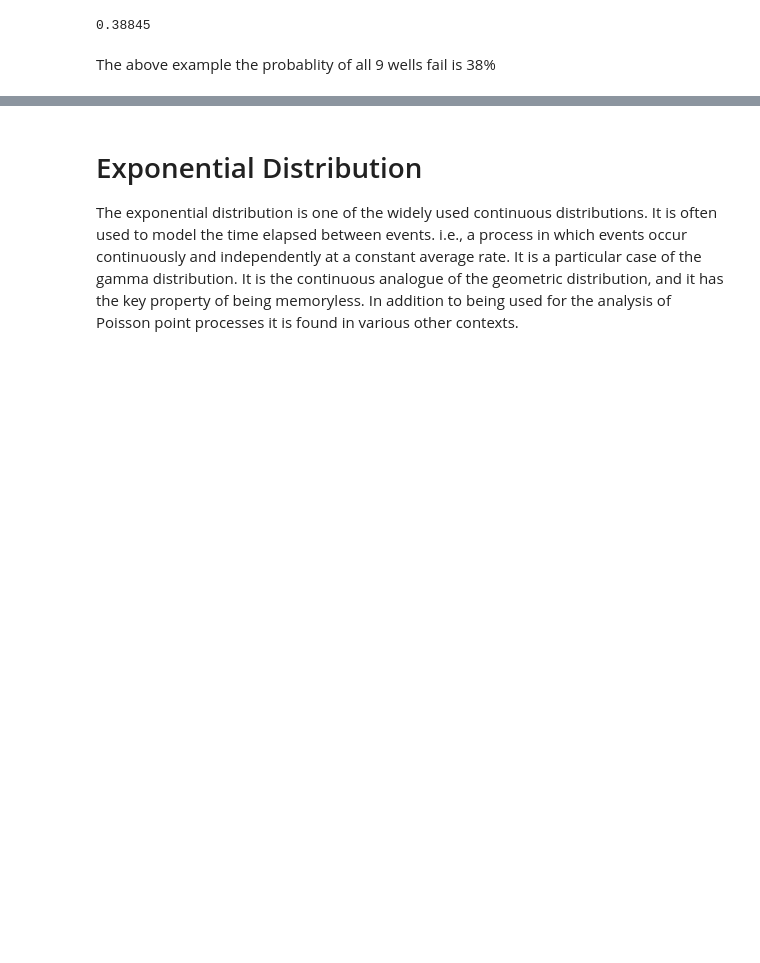
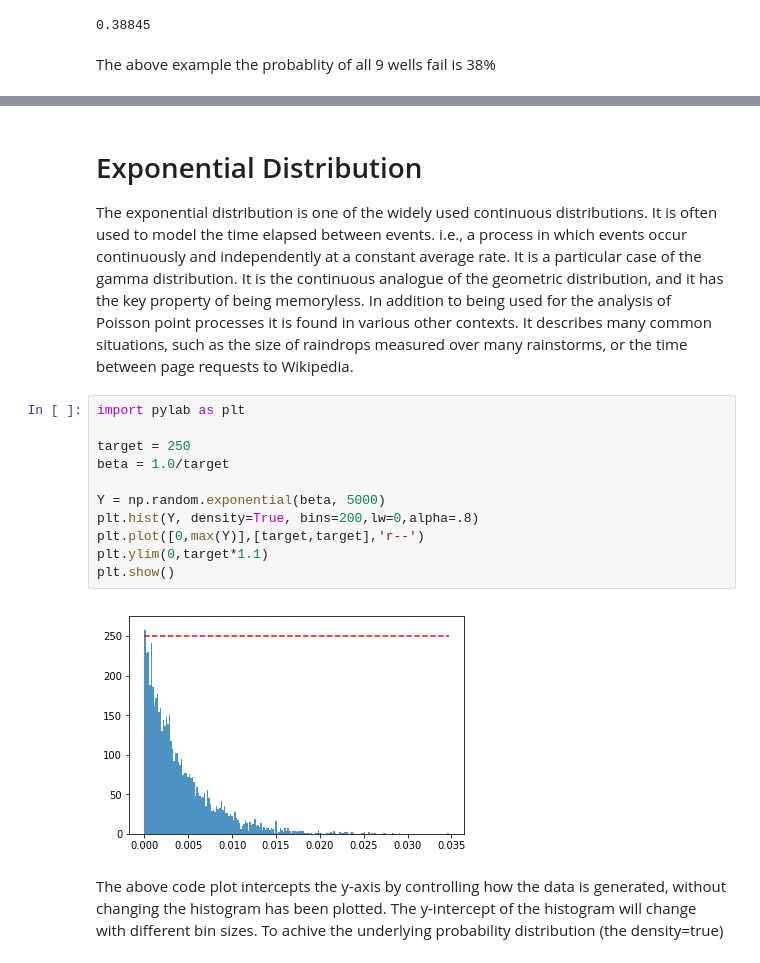
Before and after one commit to babubaskaran/numpy.random, a Jupyter notebook: Numpy_Random_Problem.ipynb, the cells around one changed output, grey strips where cells are left out. Drawn from its saved outputs; the diff is of its cells as text; blank space fills up the shorter version.

Commit message:
2 more distribution added

```diff
--- a/Numpy_Random_Problem.ipynb
+++ b/Numpy_Random_Problem.ipynb
@@ -73,4 +130,19 @@ The above example the probablity of all 9 wells fail is 38%
 # %% [markdown]
 # Exponential Distribution
 
-The exponential distribution is one of the widely used continuous distributions. It is often used to model the time elapsed between events.   i.e., a process in which events occur continuously and independently at a constant average rate. It is a particular case of the gamma distribution. It is the continuous analogue of the geometric distribution, and it has the key property of being memoryless. In addition to being used for the analysis of Poisson point processes it is found in various other contexts.
+The exponential distribution is one of the widely used continuous distributions. It is often used to model the time elapsed between events.   i.e., a process in which events occur continuously and independently at a constant average rate. It is a particular case of the gamma distribution. It is the continuous analogue of the geometric distribution, and it has the key property of being memoryless. In addition to being used for the analysis of Poisson point processes it is found in various other contexts.   It describes many common situations, such as the size of raindrops measured over many rainstorms, or the time between page requests to Wikipedia.
+# %%
+import pylab as plt
+
+target = 250
+beta = 1.0/target
+
+Y = np.random.exponential(beta, 5000)
+plt.hist(Y, density=True, bins=200,lw=0,alpha=.8)
+plt.plot([0,max(Y)],[target,target],'r--')
+plt.ylim(0,target*1.1)
+plt.show()
+# %% [output]
+[figure, added]
+# %% [markdown]
+The above code plot intercepts the y-axis by controlling how the data is generated, without changing the histogram has been plotted.  The y-intercept of the histogram will change with different bin sizes. To achive the underlying probability distribution (the density=true)
```
Also changed, not shown: parts of 13 cells of this notebook.
